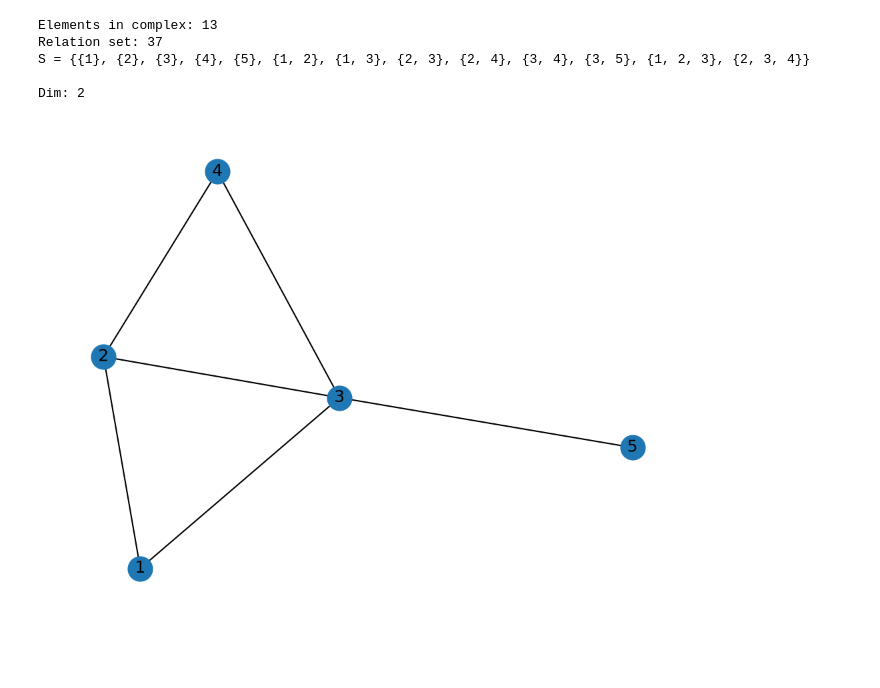
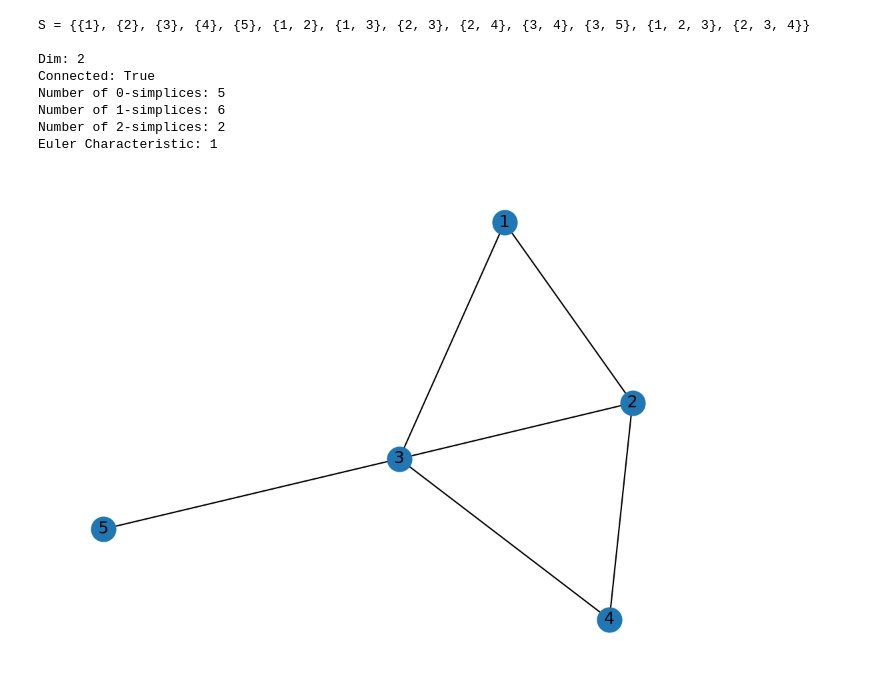
Before and after one commit to ryanj-0/simplicial_complex_proj, a Jupyter notebook: simplicial_complex.ipynb, the cells around one changed output. Drawn from its saved outputs; the diff is of its cells as text; code cells hidden in the pictures; blank space fills up the shorter version.

```diff
--- a/simplicial_complex.ipynb
+++ b/simplicial_complex.ipynb
@@ -38,17 +137,23 @@ Finite collection of simplicies $K$ such that $\delta \in K$ and $\tau \sub \del
 # %%
-# Two Triangles and a Tail
-two_triangles = SimplicialComplex([(1,2,3),(2,3,4),(3,5)])
-print(f"Elements in complex: {len(two_triangles.S)}")
-print(f"Relation set: {len(two_triangles.R)}")
+# Simple Example
 print(f"{two_triangles}\n")
 
-print(f"Dim: {two_triangles.dim()}\n")
-two_triangles.complex_graph()
+print(f"Dim: {two_triangles.dim_k()}")
+print(f"Connected: {two_triangles.is_connected()}")
+
+for n in range(two_triangles.dim_k()+1):
+    print(f"Number of {n}-simplices: {len(two_triangles.n_simplices(n))}")
+
+print(f"Euler Characteristic: {two_triangles.euler_characteristic()}")
+two_triangles.s_complex_graph()
 # %% [output]
-Elements in complex: 13
-Relation set: 37
 S = {{1}, {2}, {3}, {4}, {5}, {1, 2}, {1, 3}, {2, 3}, {2, 4}, {3, 4}, {3, 5}, {1, 2, 3}, {2, 3, 4}}
 
 Dim: 2
+Connected: True
+Number of 0-simplices: 5
+Number of 1-simplices: 6
+Number of 2-simplices: 2
+Euler Characteristic: 1
-[figure, old version]
+[figure, new version]
 # %% [markdown]
```
Also changed, not shown: parts of 19 cells of this notebook, 1 other file.
